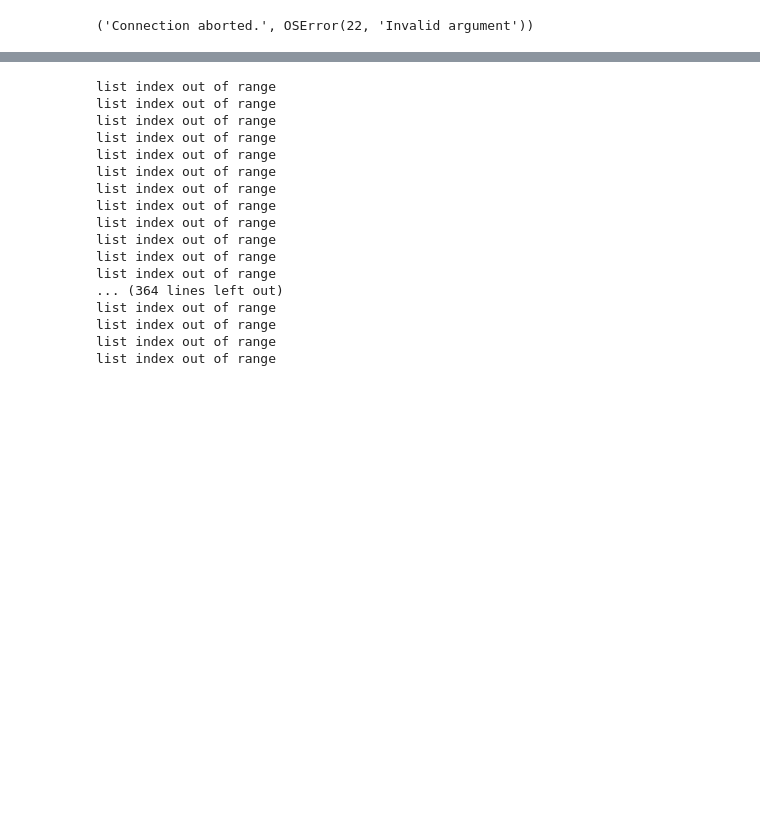
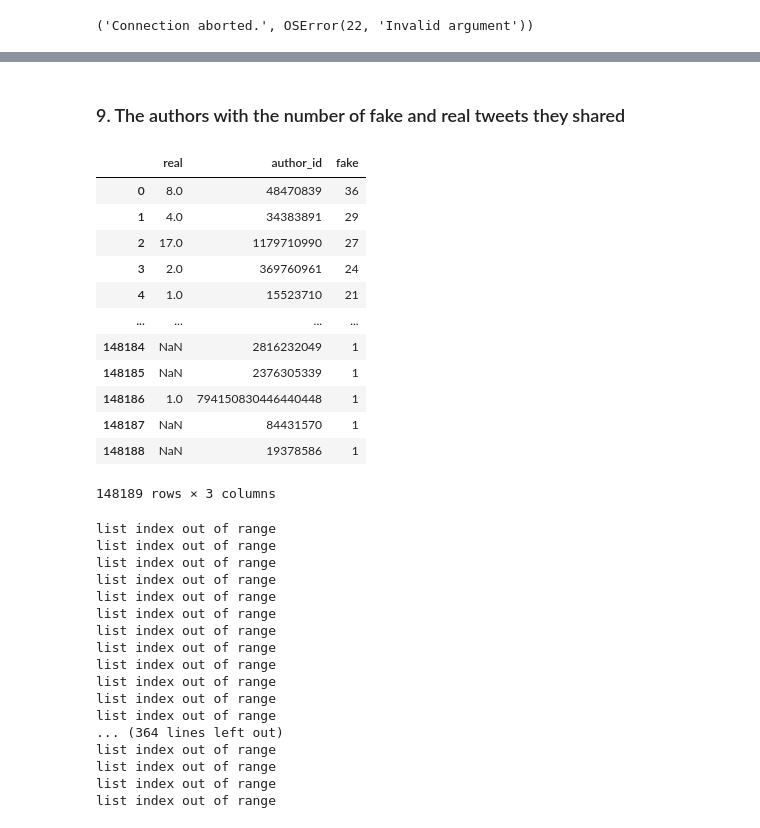
Before and after one commit to vtrikoupis/masters-thesis, a Jupyter notebook: processing.ipynb, the cells around one changed output, grey strips where cells are left out. Saved outputs shown, nothing was run; the diff lists cells and outputs as text; code cells hidden in the pictures; blank space fills up the shorter version.

```diff
--- a/processing.ipynb
+++ b/processing.ipynb
@@ -160,8 +161,8 @@ filtered_g_real = pd.read_csv('processed-data/scraped_text/gossipcop_real_with_s
 # filtered_g_real.to_csv('processed-data/scraped_text/gossipcop_real_with_scraped_text.csv')
 # %%
 # filtered_p_fake = politifact_fake[politifact_fake['text'] != '' ]
-filtered_p_fake = filtered_p_fake[filtered_p_fake['text'].notnull()]
-filtered_p_fake = filtered_p_fake[filtered_p_fake['tweet_ids'].notnull()]
+# filtered_p_fake = filtered_p_fake[filtered_p_fake['text'].notnull()]
+# filtered_p_fake = filtered_p_fake[filtered_p_fake['tweet_ids'].notnull()]
 # filtered_p_fake.to_csv('processed-data/scraped_text/politifact_fake_with_scraped_text.csv')
 # %%
 # filtered_p_real = politifact_real[politifact_real['text'] != '' ]
@@ -308,7 +307,7 @@ politifact_fake_counts['author_id'] = politifact_counts.index
 politifact_real_df = pd.DataFrame(politifact_real_tweet_data)
 politifact_real_df = politifact_real_df.drop_duplicates(subset=['news_id','author_id'])
 politifact_real_author_counts = politifact_real_df['author_id'].value_counts()
-politifact_counts['real'] = politifact_real_author_counts
+politifact_counts['real'] = politifact_fake_author_counts
 politifact_counts_merged = politifact_counts.merge(politifact_fake_counts, on="author_id", how = 'inner')
 # politifact_counts_merged = politifact_counts_merged.reset_index()
 # politifact_counts_merged.to_csv('processed-data/tweet_counts_by_author_politifact.csv')
@@ -330,3 +314,21 @@ politifact_counts_merged = politifact_counts.merge(politifact_fake_counts, on="a
+# %% [markdown]
+### 9. The authors with the number of fake and real tweets they shared
+# %%
+politifact_counts_merged
+# %% [output]
+|  | real | author_id | fake |
+| 0 | 8.0 | 48470839 | 36 |
+| 1 | 4.0 | 34383891 | 29 |
+| 2 | 17.0 | 1179710990 | 27 |
+| 3 | 2.0 | 369760961 | 24 |
+| 4 | 1.0 | 15523710 | 21 |
+| ... | ... | ... | ... |
+| 148184 | NaN | 2816232049 | 1 |
+| 148185 | NaN | 2376305339 | 1 |
+| 148186 | 1.0 | 794150830446440448 | 1 |
+| 148187 | NaN | 84431570 | 1 |
+| 148188 | NaN | 19378586 | 1 |
+148189 rows × 3 columns
 # %%
 tweets_by_author = pd.DataFrame(columns=["author_id", "tweets", "real_count", "fake_count"])
 
```
Also changed, not shown: parts of 8 cells of this notebook, 1 other file.
